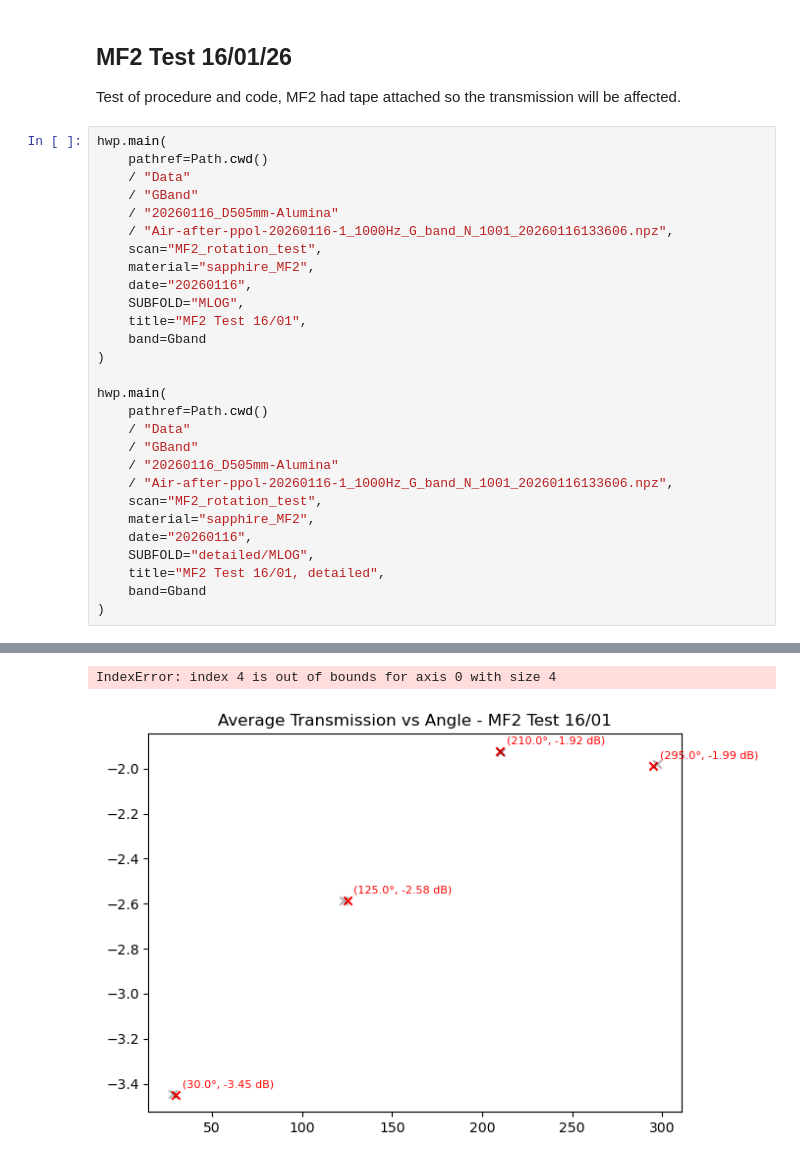
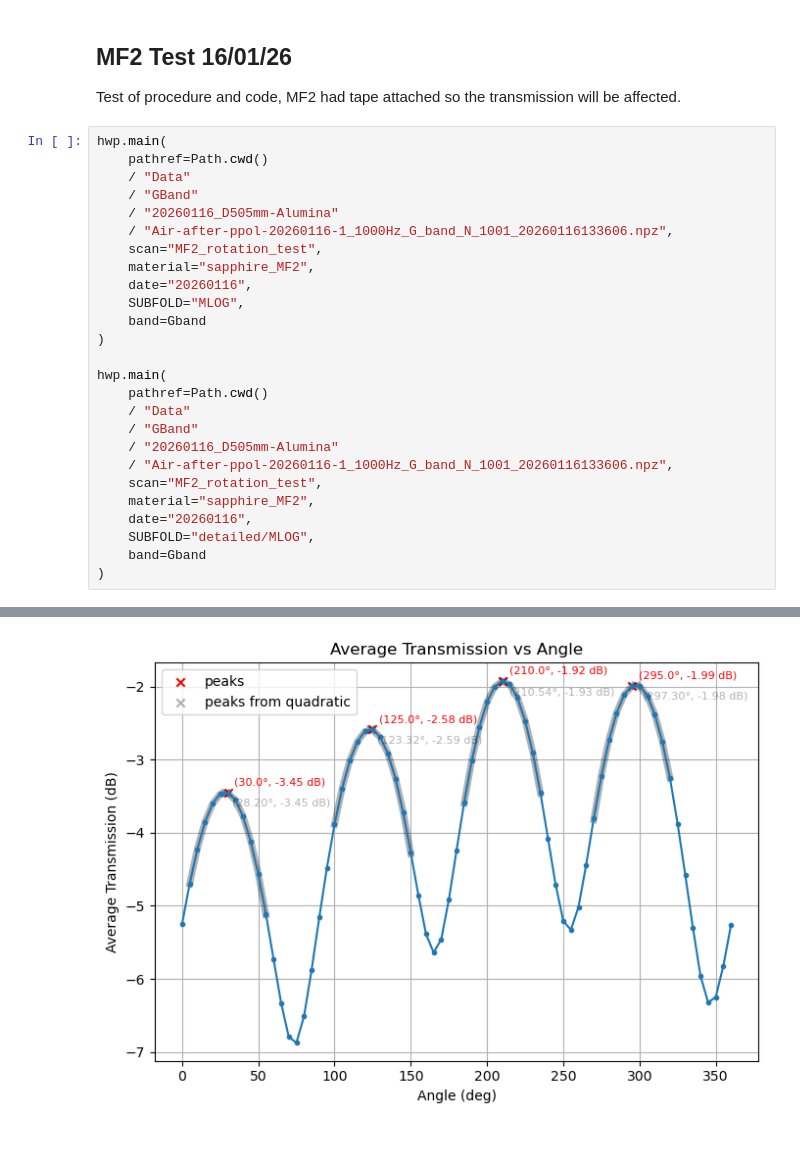
Before and after one commit to MLphysics/SOUK-JP-HWP, a Jupyter notebook: OPTICAL_AXES_WORKFLOW.ipynb, the cells around one changed output, grey strips where cells are left out. Cells and saved outputs as stored; diff of their text form.

```diff
--- a/OPTICAL_AXES_WORKFLOW.ipynb
+++ b/OPTICAL_AXES_WORKFLOW.ipynb
@@ -22,7 +22,6 @@ hwp.main(
     material="sapphire_MF2",
     date="20260116",
     SUBFOLD="MLOG",
-    title="MF2 Test 16/01",
     band=Gband
 )
 
@@ -36,7 +35,6 @@ hwp.main(
     material="sapphire_MF2",
     date="20260116",
     SUBFOLD="detailed/MLOG",
-    title="MF2 Test 16/01, detailed",
     band=Gband
 )
 # %% [output]
@@ -44,2 +42 @@ hwp.main(
-IndexError: index 4 is out of bounds for axis 0 with size 4
-[figure, old version]
+[figure, new version]
```
Also changed, not shown: parts of 1 cell of this notebook, 12 other files.
